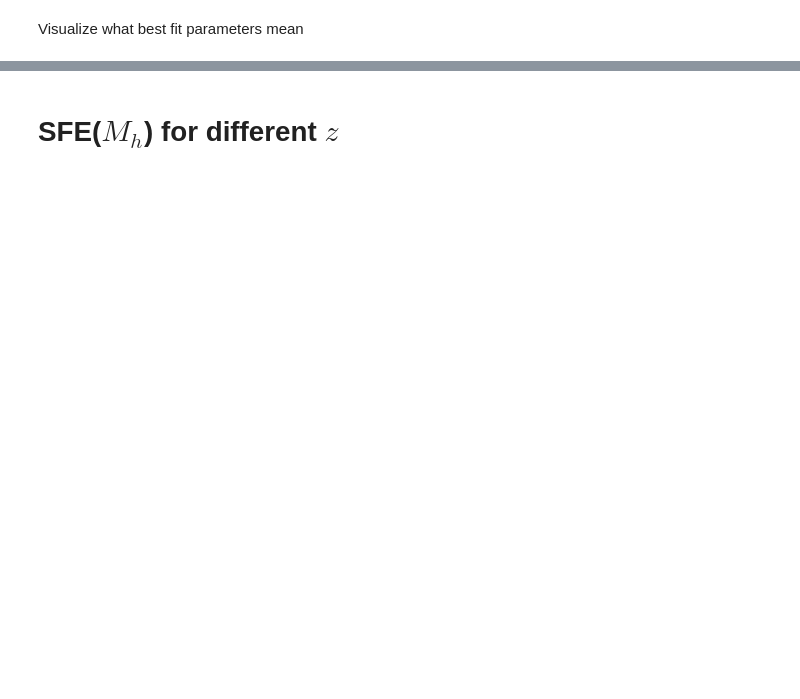
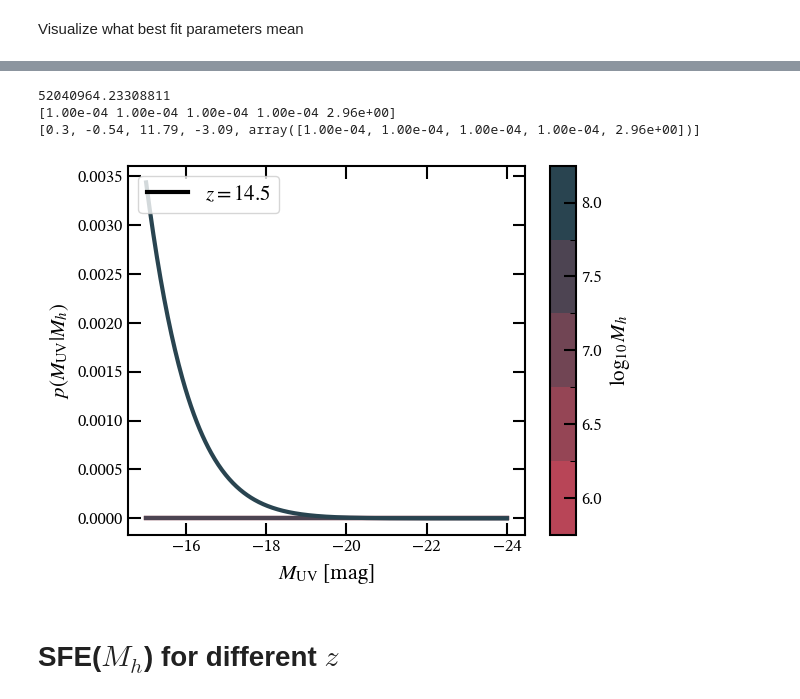
Before and after one commit to ebregou/modeling_stochasticity, a Jupyter notebook: notebooks/visualize_results.ipynb, the cells around one changed output, grey strips where cells are left out. Cells and saved outputs as stored; diff of their text form; code cells hidden in the pictures; blank space fills up the shorter version.

```diff
--- a/notebooks/visualize_results.ipynb
+++ b/notebooks/visualize_results.ipynb
@@ -73,3 +68,11 @@ fig = plot_MUV_dist(my_UVLF, [7, 11], best_fit, Mhtab)
+# %%
+Mhtab = np.arange(6, 8.5, 0.5)
+fig = eplots.MUV_distribution(test_UVLF, [14.5], best_fit, Mhtab)
+# %% [output]
+52040964.23308811
+[1.00e-04 1.00e-04 1.00e-04 1.00e-04 2.96e+00]
+[0.3, -0.54, 11.79, -3.09, array([1.00e-04, 1.00e-04, 1.00e-04, 1.00e-04, 2.96e+00])]
+[figure, added]
 # %% [markdown]
 # SFE($M_h$) for different $z$
 # %%
```
Also changed, not shown: parts of 32 cells of this notebook, 23 other files.
